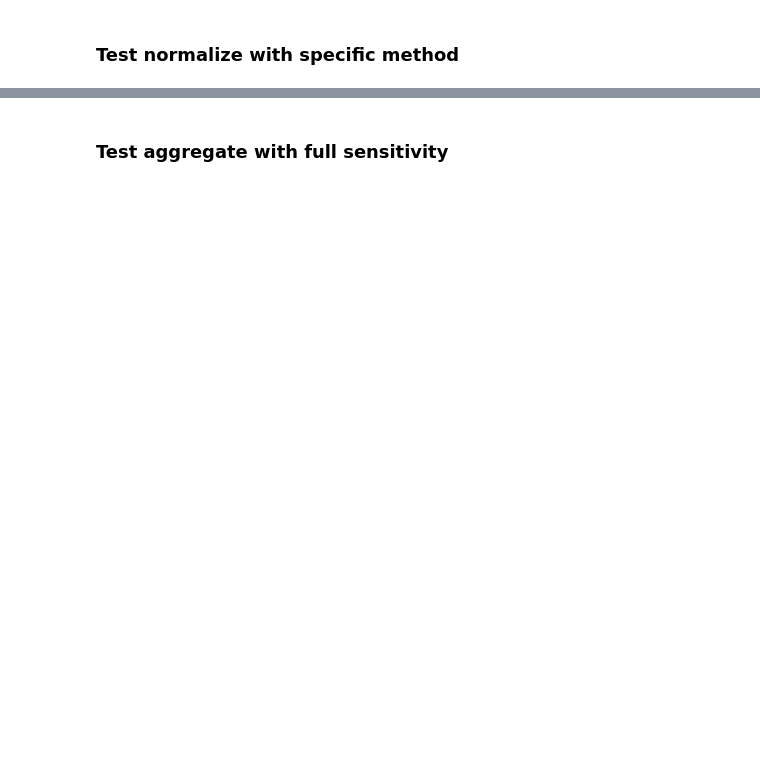
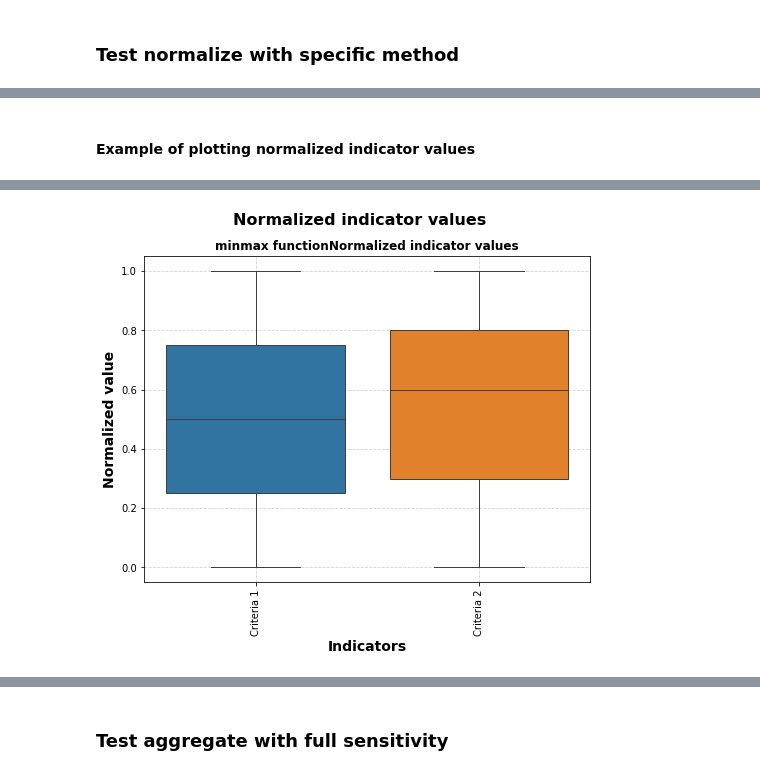
Before and after one commit to wetransform-os/ProMCDA, a Jupyter notebook: demo_in_notebook/use_promcda_library.ipynb, the cells around one changed output, grey strips where cells are left out. Saved outputs shown, nothing was run; the diff lists cells and outputs as text; code cells hidden in the pictures; blank space fills up the shorter version.

```diff
--- a/demo_in_notebook/use_promcda_library.ipynb
+++ b/demo_in_notebook/use_promcda_library.ipynb
@@ -170,3 +178,31 @@ promcda.normalize(NormalizationFunctions.MINMAX)
 | 0 | 0.5 | 0.6 | 0.55 | 0.64 |
 | 1 | 0.0 | 0.0 | 0.1 | 0.1 |
 | 2 | 1.0 | 1.0 | 1.0 | 1.0 |
+# %% [markdown]
+#### Example of plotting normalized indicator values
+# %%
+data_minmax = promcda.normalize(NormalizationFunctions.MINMAX)
+
+filtered_columns = [col for col in data_minmax.columns if col.endswith("_minmax_01") and "without_zero" not in col]
+
+import logging
+import seaborn as sns
+logging.getLogger('matplotlib').setLevel(logging.WARNING)
+
+plt.figure(figsize=(8, 6))
+sns.boxplot(data=data_minmax[filtered_columns])
+plt.xticks(rotation=90)
+
+
+clean_labels = [col.replace("_minmax_01", "") for col in filtered_columns]
+plt.xticks(ticks=range(len(clean_labels)), labels=clean_labels, rotation=90)
+
+plt.title("minmax functionNormalized indicator values", fontsize=12, fontweight='bold')
+plt.suptitle("Normalized indicator values", fontsize=16, fontweight='bold')
+plt.xlabel("Indicators", fontsize=14, fontweight='bold')
+plt.ylabel("Normalized value", fontsize=14, fontweight='bold')
+
+#plt.legend(fontsize=12)
+plt.grid(True, linestyle='--', alpha=0.6)
+plt.show()
+# %% [output]
@@ -173,3 +213,4 @@ promcda.normalize(NormalizationFunctions.MINMAX)
+[figure, added]
 # %%
 promcda.normalize(NormalizationFunctions.RANK)
 # %% [output]
```
Also changed, not shown: parts of 36 cells of this notebook, 4 other files.
